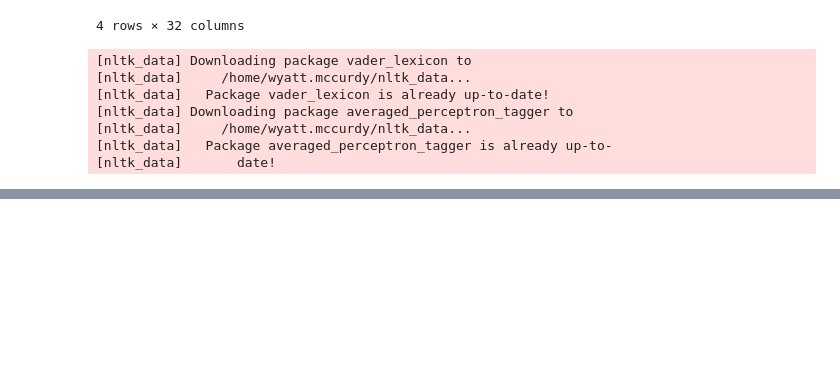
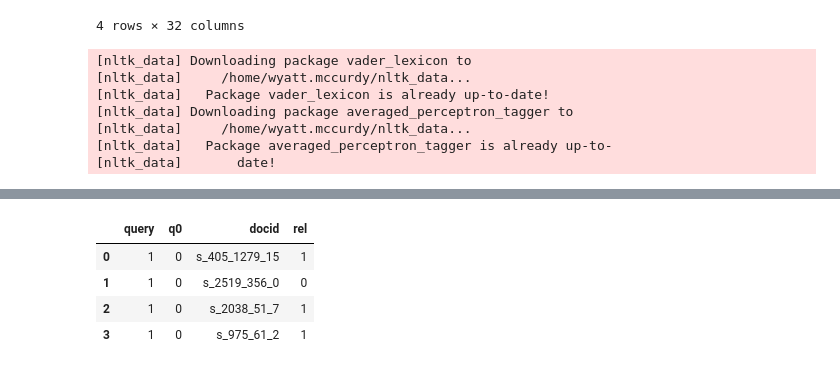
Before and after one commit to wyattmccurdy12/Project-Part-2, a Jupyter notebook: test.ipynb, the cells around one changed output, grey strips where cells are left out. Cells and saved outputs as stored; diff of their text form; code cells hidden in the pictures; blank space fills up the shorter version.

```diff
--- a/test.ipynb
+++ b/test.ipynb
@@ -208,0 +105,16 @@ persons_and_emotions_augmented
+# %%
+# Define the top level directory - task 1 - contains training, results, testing data
+top_level_dir = '/home/wyatt.mccurdy/Github/Project-Part-2/task1/'
+training_data_dir = os.path.join(top_level_dir, 'training/t1_training/TRAINING DATA (2023 COLLECTION)/')
+# t1_training_dir = os.path.join(top_level_dir, 'training/t1_training/') # Use this one for the rels data
+
+training_rels_majority_path = os.path.join(training_data_dir, 'g_qrels_majority_2.csv')
+rels_consenso_df = pd.read_csv(training_rels_majority_path)
+# %%
+rels_consenso_df.head(4)
+# %% [output]
+|  | query | q0 | docid | rel |
+| 0 | 1 | 0 | s_405_1279_15 | 1 |
+| 1 | 1 | 0 | s_2519_356_0 | 0 |
+| 2 | 1 | 0 | s_2038_51_7 | 1 |
+| 3 | 1 | 0 | s_975_61_2 | 1 |
```
Also changed, not shown: parts of 6 cells of this notebook, 2 other files.
